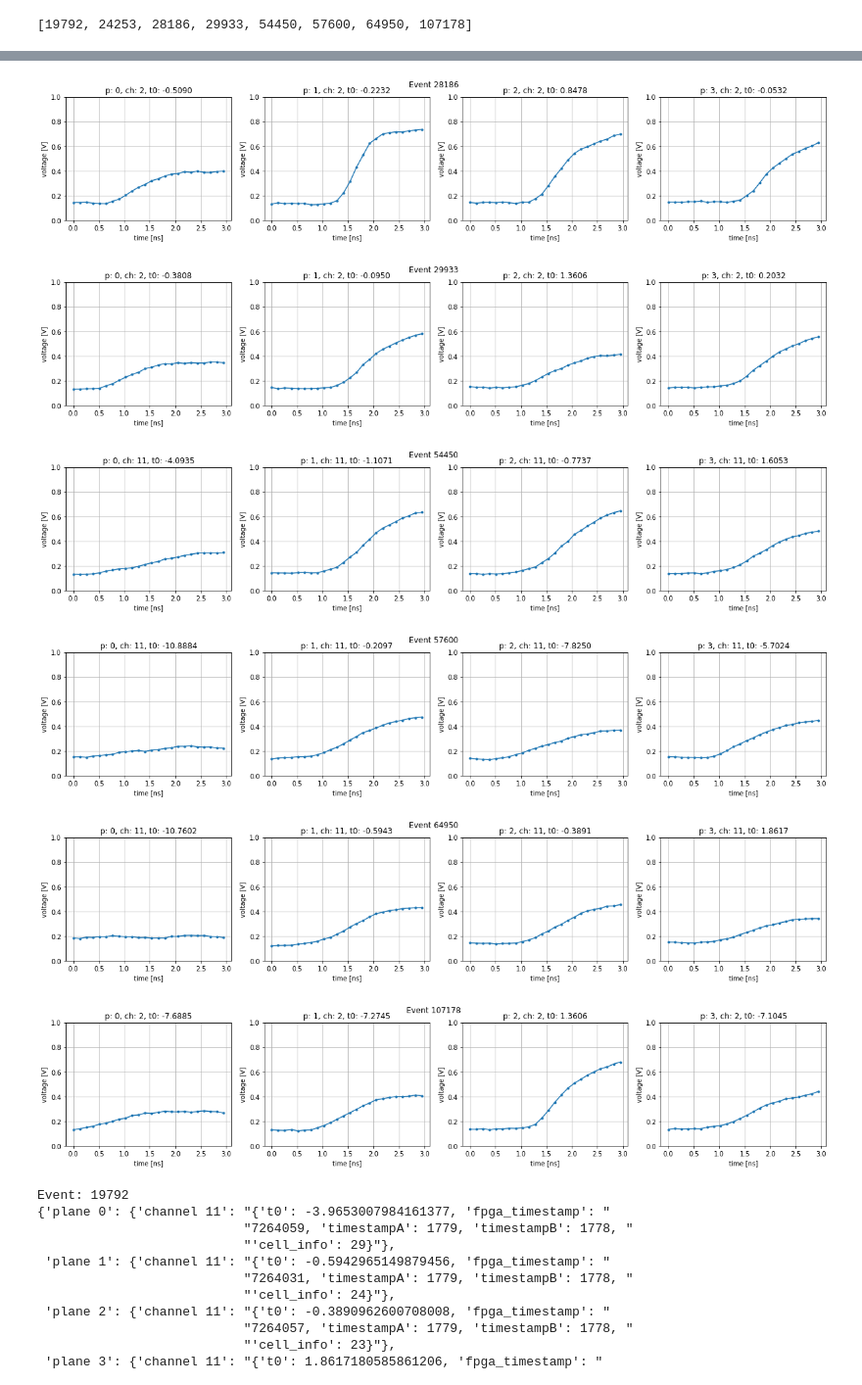
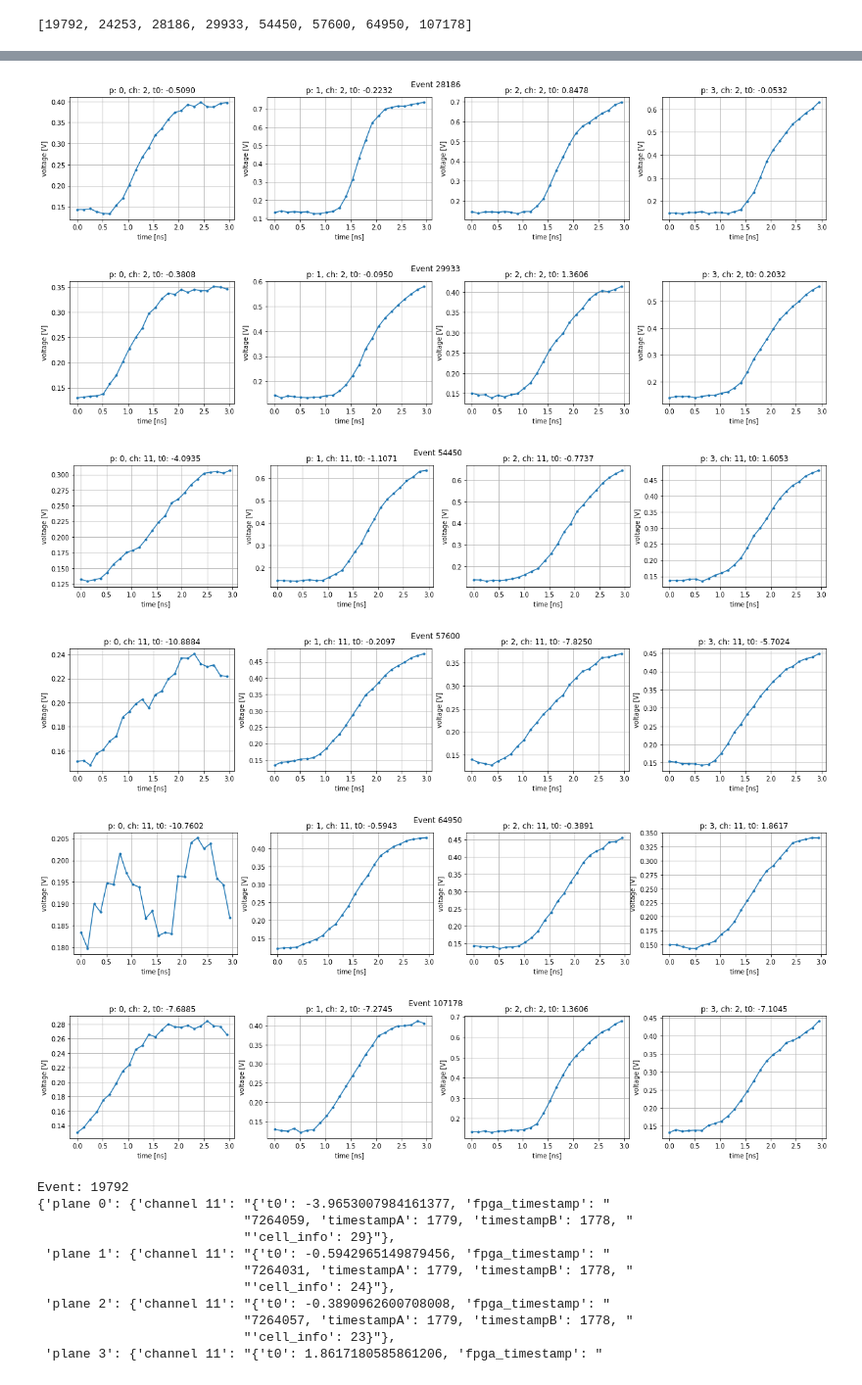
Before and after one commit to MatiXOfficial/pps-timing-ml, a Jupyter notebook: first_tests.ipynb, the cells around one changed output, grey strips where cells are left out. Shown at 98% size. Saved outputs shown, nothing was run; the diff lists cells and outputs as text; code cells hidden in the pictures.

```diff
--- a/first_tests.ipynb
+++ b/first_tests.ipynb
@@ -3,10 +3,14 @@ import sys
 import re
 from collections import defaultdict
 from pprint import pprint
+from joblib import Parallel, delayed
+import time
 
-WAV_FILE_PATH = 'data/waveforms.root'
+WAV_FILE_PATH = 'data/input/waveforms_new.root'
+DATASET_PATH = 'data/dataset/dataset.pkl'
 
 import uproot
+import pickle
 
 import numpy as np
 from matplotlib import pyplot as plt
@@ -141,12 +122,33 @@ class EventData:
 
         return wavs
 # %%
-dataset = {}
+# def find_slices(length, n):
+#     interval = length // n
+#     slices = [i * interval for i in range(n)] + [length]
+#     return slices
 
-for event in sorted_events:
-    event_int = int(event[6:-2])
-    event_data = file_raw[data_dir][event]
-    dataset[event_int] = EventData.from_event_data(event_data)
+# def transform_event_collection(file_raw, data_dir, events):
+#     dataset = []
+#     for event in events:
+#         event_int = int(event[6:-2])
+#         event_data = file_raw[data_dir][event]
+#         dataset.append((event_int, EventData.from_event_data(event_data)))
+#     return dataset
+
+# start = time.time()
+# slices = find_slices(len(sorted_events), N_JOBS)
+# dataset = Parallel(n_jobs=N_JOBS)(delayed(transform_event_collection)(file_raw, data_dir, sorted_events[slices[i]:slices[i+1]]) for i in range(len(slices) - 1))
+# dataset = dict(sum(dataset, []))
+# end = time.time()
+# print(f'Elapsed time: {end - start:0.2f} s')
+
+# # store the dataset
+# with open(DATASET_PATH, 'wb') as file:
+#     pickle.dump(dataset, file)
+
+# load the dataset
+with open(DATASET_PATH, 'rb') as file:
+    dataset = pickle.load(file)
 # %%
 print(dataset[3375])
 # %% [output]
@@ -213,7 +211,7 @@ for event in events_to_view:
     for i, (plane, channel, wav_data) in enumerate(dataset[event].get_all_waveforms()):
         plt.subplot(1, 4, i + 1)
         plt.plot(wav_data.series[0], -wav_data.series[1] + 1, marker='.')
-        plt.ylim(0, 1)
+        # plt.ylim(0, 1)
         plt.title(f'p: {plane}, ch: {channel}, t0: {wav_data.t0:0.4f}')
         plt.xlabel('time [ns]')
         plt.ylabel('voltage [V]')
@@ -228,9 +226,9 @@ for event in events_to_view:
-[figure, old version]
+[figure, new version]
-[figure, old version]
+[figure, new version]
-[figure, old version]
+[figure, new version]
-[figure, old version]
+[figure, new version]
-[figure, old version]
+[figure, new version]
-[figure, old version]
+[figure, new version]
 # %%
 for event in events_to_view[:2]:
     print('Event:', event)
```
Also changed, not shown: parts of 13 cells of this notebook, 1 other file.
